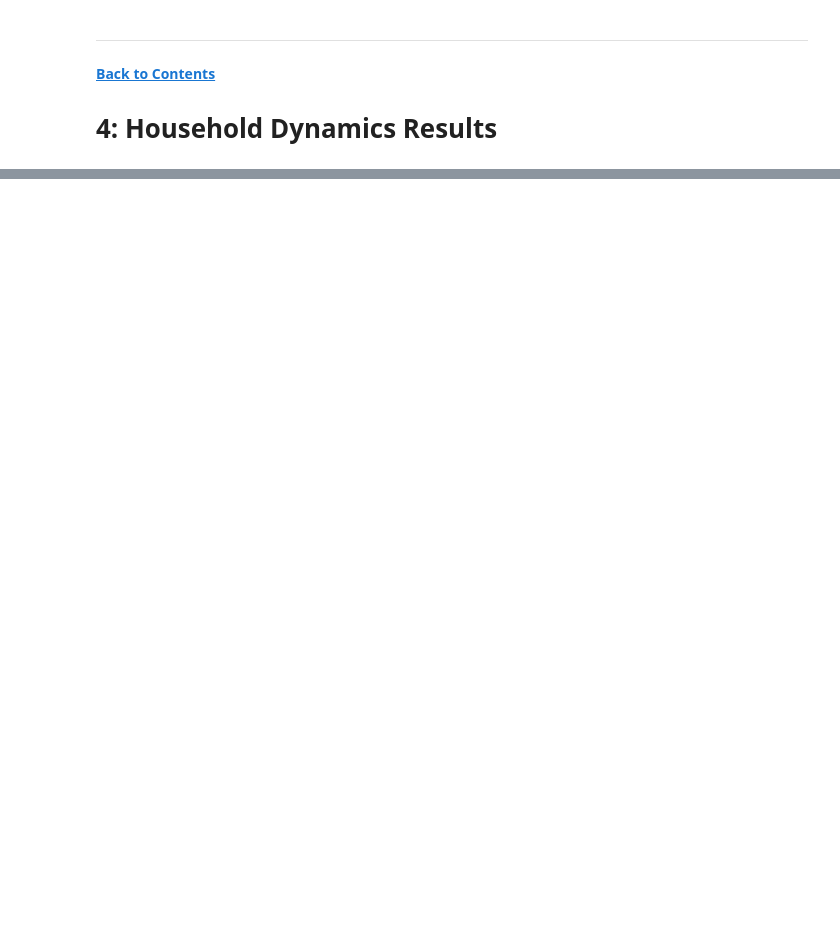
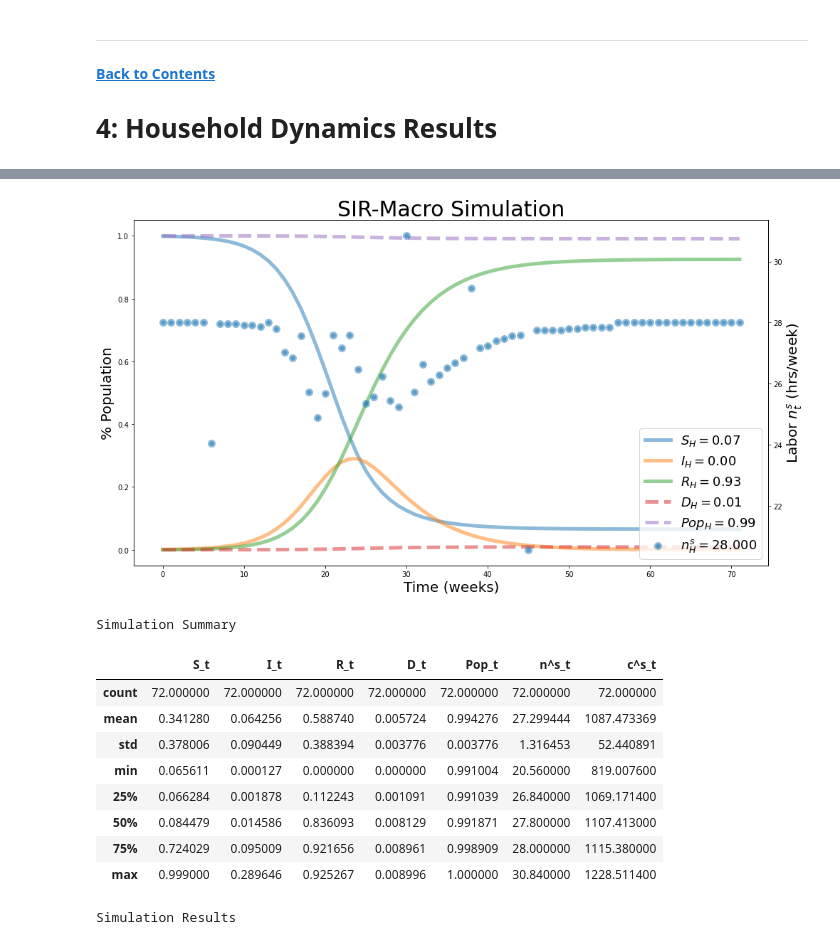
Before and after one commit to qcx201/UBC-ECON-407, a Jupyter notebook: Project_ECON-407_Xie, Jack.ipynb, the cells around one changed output, grey strips where cells are left out. Saved outputs shown, nothing was run; the diff lists cells and outputs as text; code cells hidden in the pictures; blank space fills up the shorter version.

```diff
--- a/Project_ECON-407_Xie, Jack.ipynb
+++ b/Project_ECON-407_Xie, Jack.ipynb
@@ -1348,0 +1430,74 @@ $$
+# %%
+evo_data = np.array([S, I, R, D, pop])
+var_names = 'S, I, R, D, Pop'.split(', ')
+
+fig, ax1 = plt.subplots(figsize=(14, 8))
+
+# instantiate second y-axis
+ax2 = ax1.twinx()
+
+# store plot objects for legend
+lines = []
+
+# plot population
+for name, data in zip(var_names, evo_data):
+
+    # formatting arguments
+    kwargs = dict(alpha=0.5, lw=5)
+
+    if name.lower() in ['pop', 'd']:
+        kwargs['ls'] = '--'
+
+    # plot line
+    ln = ax1.plot(range(H), data, **kwargs)
+
+    # add for twin axis legends
+    lines.append(ln[0])
+
+# labels
+ax1.set_ylabel('% Population', fontsize=20)
+ax1.set_xlabel('Time (weeks)', fontsize=20)
+ax1.set_title('SIR-Macro Simulation', fontsize=30)
+
+
+# plot scatter graph for susceptible agent labor policy
+ln = ax2.scatter(range(H), ns_evo, alpha=0.5, lw=5, label='$n^s_t$')
+
+ax2.set_ylabel('Labor $n^s_t$ (hrs/week)', fontsize=20)
+
+# show legend
+lines.append(ln) # add for twin axis legends
+labels = [f'${l}_H = {d[-1]:.2f}$' for l, d in zip(var_names, evo_data)]
+labels.append(f'$n^s_H = {ns_evo[-1]:.3f}$')
+plt.legend(lines, labels, fontsize=18)
+
+# formatting
+fig.tight_layout()
+plt.show()
+
+# summarize data with pandas
+data_series = {name+'_t' : data for name, data in zip(var_names, evo_data)}
+data_series['n^s_t'] = ns_evo
+data_series['c^s_t'] = cs_evo
+
+df = pd.DataFrame(data_series, index=range(H))
+df.index.name = 'Period (week)'
+
+print(textbf('\nSimulation Summary'))
+display(df.describe())
+
+print(textbf('\nSimulation Results'))
+display(df.iloc[::5])
+# %% [output]
+[figure, added]
+Simulation Summary
+|  | S_t | I_t | R_t | D_t | Pop_t | n^s_t | c^s_t |
+| count | 72.000000 | 72.000000 | 72.000000 | 72.000000 | 72.000000 | 72.000000 | 72.000000 |
+| mean | 0.341280 | 0.064256 | 0.588740 | 0.005724 | 0.994276 | 27.299444 | 1087.473369 |
+| std | 0.378006 | 0.090449 | 0.388394 | 0.003776 | 0.003776 | 1.316453 | 52.440891 |
+| min | 0.065611 | 0.000127 | 0.000000 | 0.000000 | 0.991004 | 20.560000 | 819.007600 |
+| 25% | 0.066284 | 0.001878 | 0.112243 | 0.001091 | 0.991039 | 26.840000 | 1069.171400 |
+| 50% | 0.084479 | 0.014586 | 0.836093 | 0.008129 | 0.991871 | 27.800000 | 1107.413000 |
+| 75% | 0.724029 | 0.095009 | 0.921656 | 0.008961 | 0.998909 | 28.000000 | 1115.380000 |
+| max | 0.999000 | 0.289646 | 0.925267 | 0.008996 | 1.000000 | 30.840000 | 1228.511400 |
+Simulation Results
```
Also changed, not shown: parts of 81 cells of this notebook, 1 other file.
